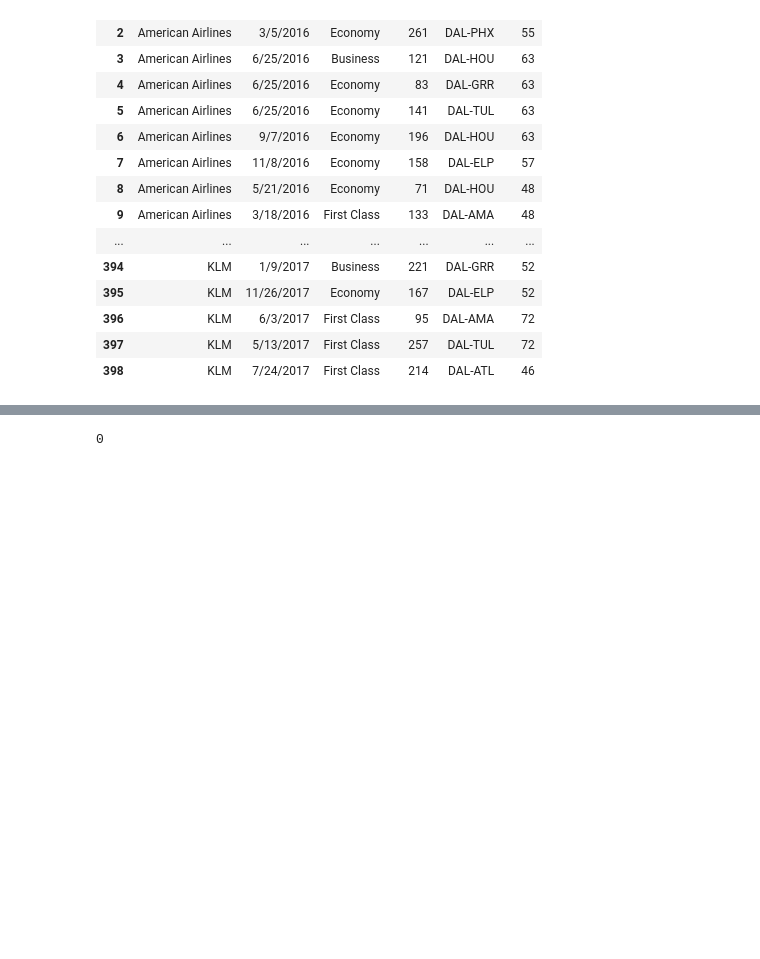
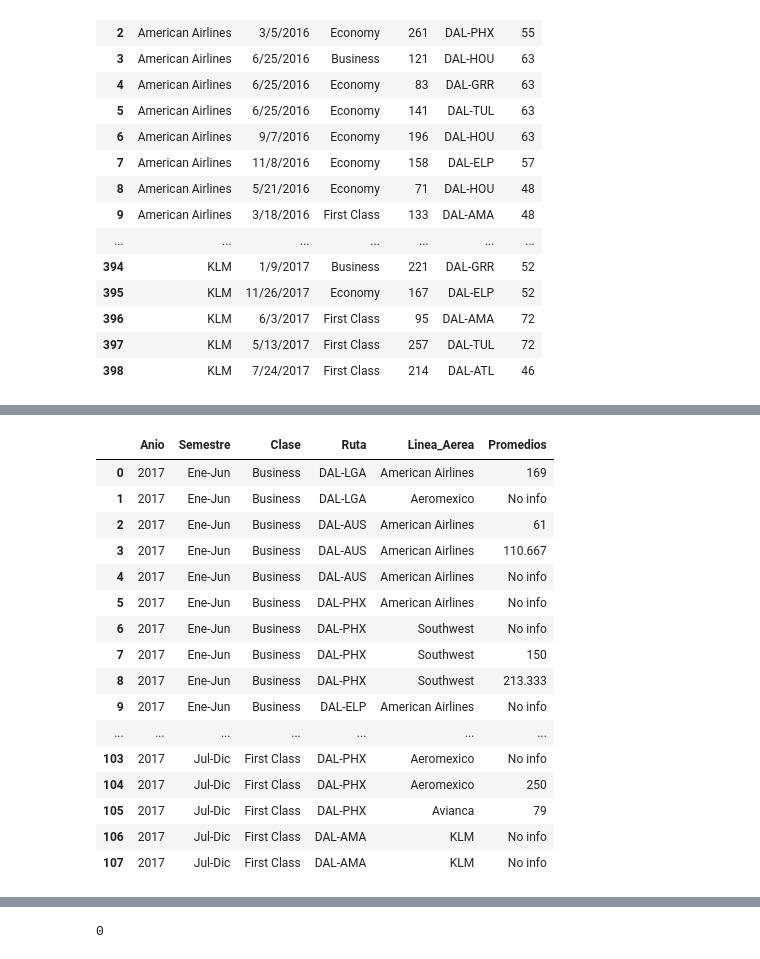
Before and after one commit to ChrisStyles99/test-data-engineer-jr, a Jupyter notebook: PruebaDataDeacero.ipynb, the cells around one changed output, grey strips where cells are left out. Drawn from its saved outputs; the diff is of its cells as text; code cells hidden in the pictures; blank space fills up the shorter version.

```diff
--- a/PruebaDataDeacero.ipynb
+++ b/PruebaDataDeacero.ipynb
@@ -847,0 +356,3 @@ First Class Jul-Dic 2017 DAL-AMA KLM
+# %%
+dfjd2017 = makerows(jul_dic2017)
+dfjd2017
@@ -847,0 +419,3 @@ First Class Jul-Dic 2017 DAL-AMA KLM
+# %%
+dfej2017.insert(0, 'Semestre', 'Ene-Jun')
+dfej2017
@@ -847,0 +440,3 @@ First Class Jul-Dic 2017 DAL-AMA KLM
+# %%
+dfjd2017.insert(0, 'Semestre', 'Jul-Dic')
+dfjd2017
@@ -847,0 +482,3 @@ First Class Jul-Dic 2017 DAL-AMA KLM
+# %%
+df2017 = pd.concat([dfej2017, dfjd2017])
+df2017
@@ -847,0 +524,21 @@ First Class Jul-Dic 2017 DAL-AMA KLM
+# %%
+df2017.insert(0, 'Anio', '2017')
+df2017
+# %% [output]
+|  | Anio | Semestre | Clase | Ruta | Linea_Aerea | Promedios |
+| 0 | 2017 | Ene-Jun | Business | DAL-LGA | American Airlines | 169 |
+| 1 | 2017 | Ene-Jun | Business | DAL-LGA | Aeromexico | No info |
+| 2 | 2017 | Ene-Jun | Business | DAL-AUS | American Airlines | 61 |
+| 3 | 2017 | Ene-Jun | Business | DAL-AUS | American Airlines | 110.667 |
+| 4 | 2017 | Ene-Jun | Business | DAL-AUS | American Airlines | No info |
+| 5 | 2017 | Ene-Jun | Business | DAL-PHX | American Airlines | No info |
+| 6 | 2017 | Ene-Jun | Business | DAL-PHX | Southwest | No info |
+| 7 | 2017 | Ene-Jun | Business | DAL-PHX | Southwest | 150 |
+| 8 | 2017 | Ene-Jun | Business | DAL-PHX | Southwest | 213.333 |
+| 9 | 2017 | Ene-Jun | Business | DAL-ELP | American Airlines | No info |
+| ... | ... | ... | ... | ... | ... | ... |
+| 103 | 2017 | Jul-Dic | First Class | DAL-PHX | Aeromexico | No info |
+| 104 | 2017 | Jul-Dic | First Class | DAL-PHX | Aeromexico | 250 |
+| 105 | 2017 | Jul-Dic | First Class | DAL-PHX | Avianca | 79 |
+| 106 | 2017 | Jul-Dic | First Class | DAL-AMA | KLM | No info |
+| 107 | 2017 | Jul-Dic | First Class | DAL-AMA | KLM | No info |
```
Also changed, not shown: parts of 39 cells of this notebook, 1 other file.
